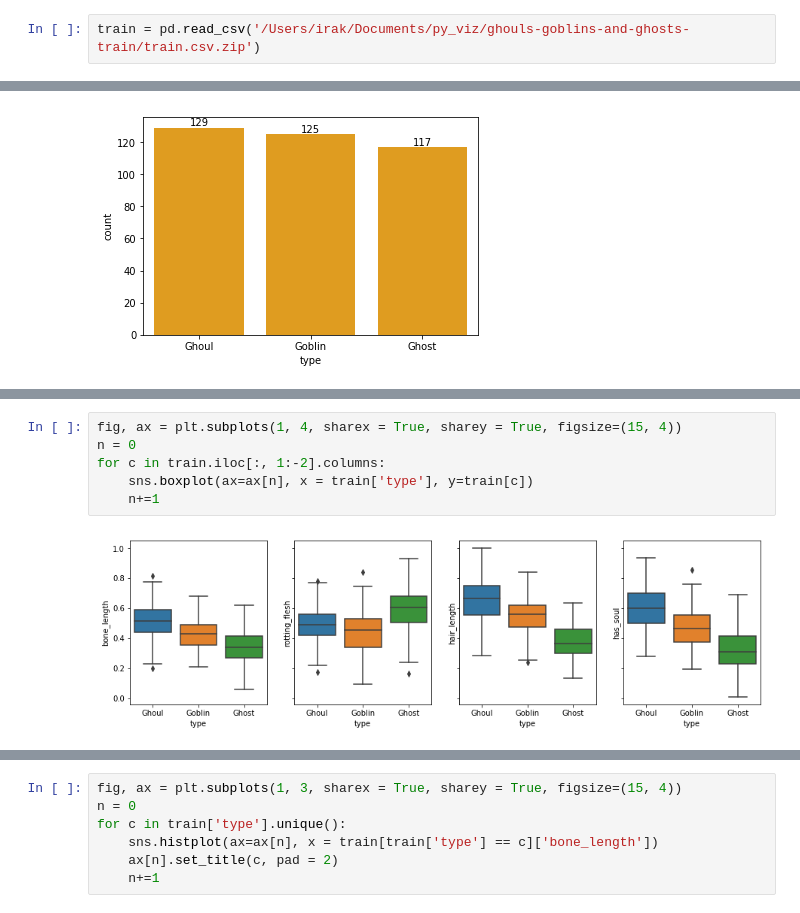
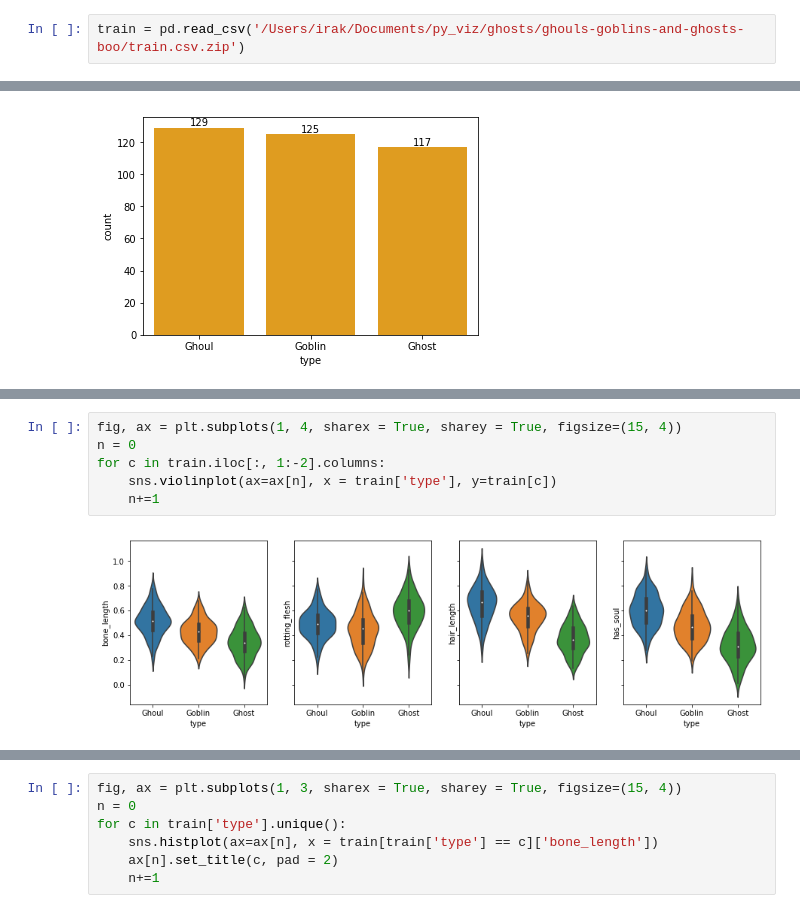
Before and after one commit to Lisstrange/Mini-examples, a Jupyter notebook: ghosts.ipynb, the cells around one changed output, grey strips where cells are left out. Saved outputs shown, nothing was run; the diff lists cells and outputs as text.

```diff
--- a/ghosts.ipynb
+++ b/ghosts.ipynb
@@ -54,7 +54,7 @@ pd.read_csv(zip_file.open('train.csv.zip'), compression='zip')
 #### https://www.kaggle.com/mrtgocer/from-zero-to-hero-lightgbm-classifier
 Вот эта интересная визуализация, но тебе стоит посмотреть ещё ноутбуки, мне казалось, там было что-то крутое, но я пока что не нашёл
 # %%
-train = pd.read_csv('/Users/irak/Documents/py_viz/ghouls-goblins-and-ghosts-train/train.csv.zip')
+train = pd.read_csv('/Users/irak/Documents/py_viz/ghosts/ghouls-goblins-and-ghosts-boo/train.csv.zip')
 # %% [markdown]
 id - id of the creature
 
@@ -167,8 +175,8 @@ for t in train['type'].unique():
 # %%
 fig, ax = plt.subplots(1, 4, sharex = True, sharey = True, figsize=(15, 4))
 n = 0
 for c in train.iloc[:, 1:-2].columns:
-    sns.boxplot(ax=ax[n], x = train['type'], y=train[c])
+    sns.violinplot(ax=ax[n], x = train['type'], y=train[c])
     n+=1
 # %% [output]
-[figure, old version]
+[figure, new version]
```
Also changed, not shown: parts of 6 cells of this notebook, 1 other file.
